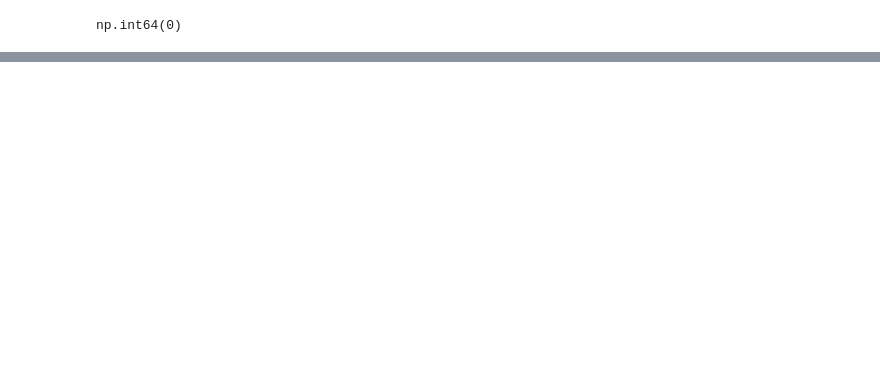
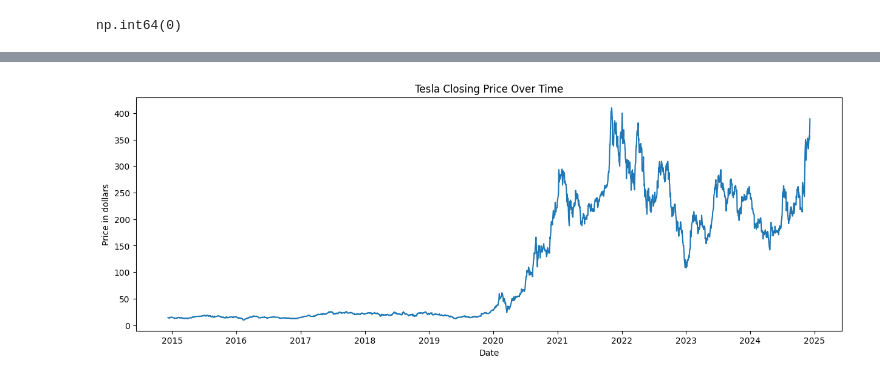
Before and after one commit to MariaKhan28981/FinSight-AI, a Jupyter notebook: notebooks/eda.ipynb, the cells around one changed output, grey strips where cells are left out. Saved outputs shown, nothing was run; the diff lists cells and outputs as text; code cells hidden in the pictures; blank space fills up the shorter version.

```diff
--- a/notebooks/eda.ipynb
+++ b/notebooks/eda.ipynb
@@ -80,3 +125,11 @@ df['Date'] = pd.to_datetime(df['Date'])
 # %%
-df['Date'].min(), df['Date'].max()
+plt.figure(figsize=(15,5))
+
+plt.plot(df['Date'], df['Close'])
+
+plt.xlabel('Date')
+plt.ylabel('Price in dollars')
+plt.title('Tesla Closing Price Over Time')
+
+plt.show()
 # %% [output]
@@ -83,0 +136 @@ df['Date'].min(), df['Date'].max()
+[figure, added]
```
Also changed, not shown: parts of 46 cells of this notebook, 3 other files.
